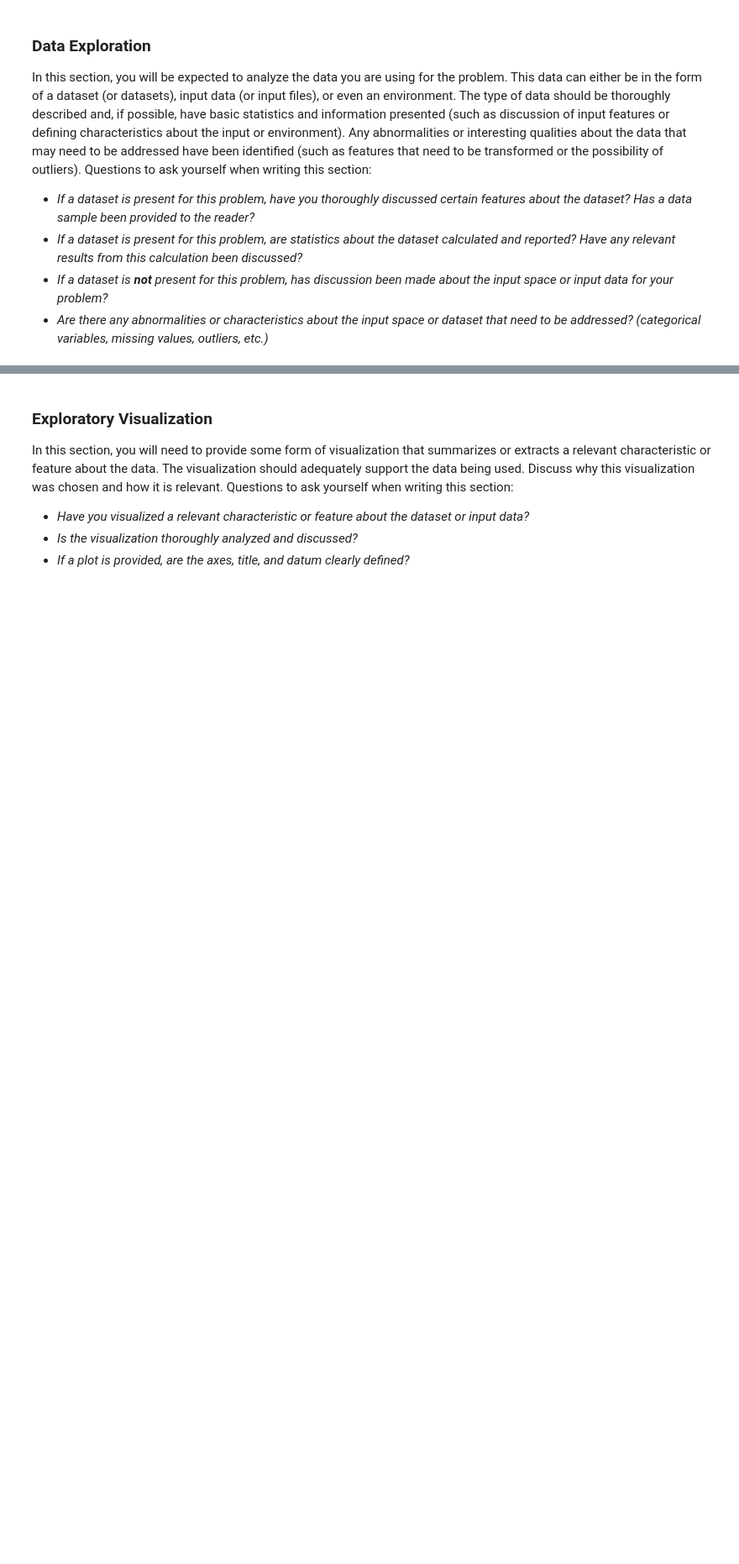
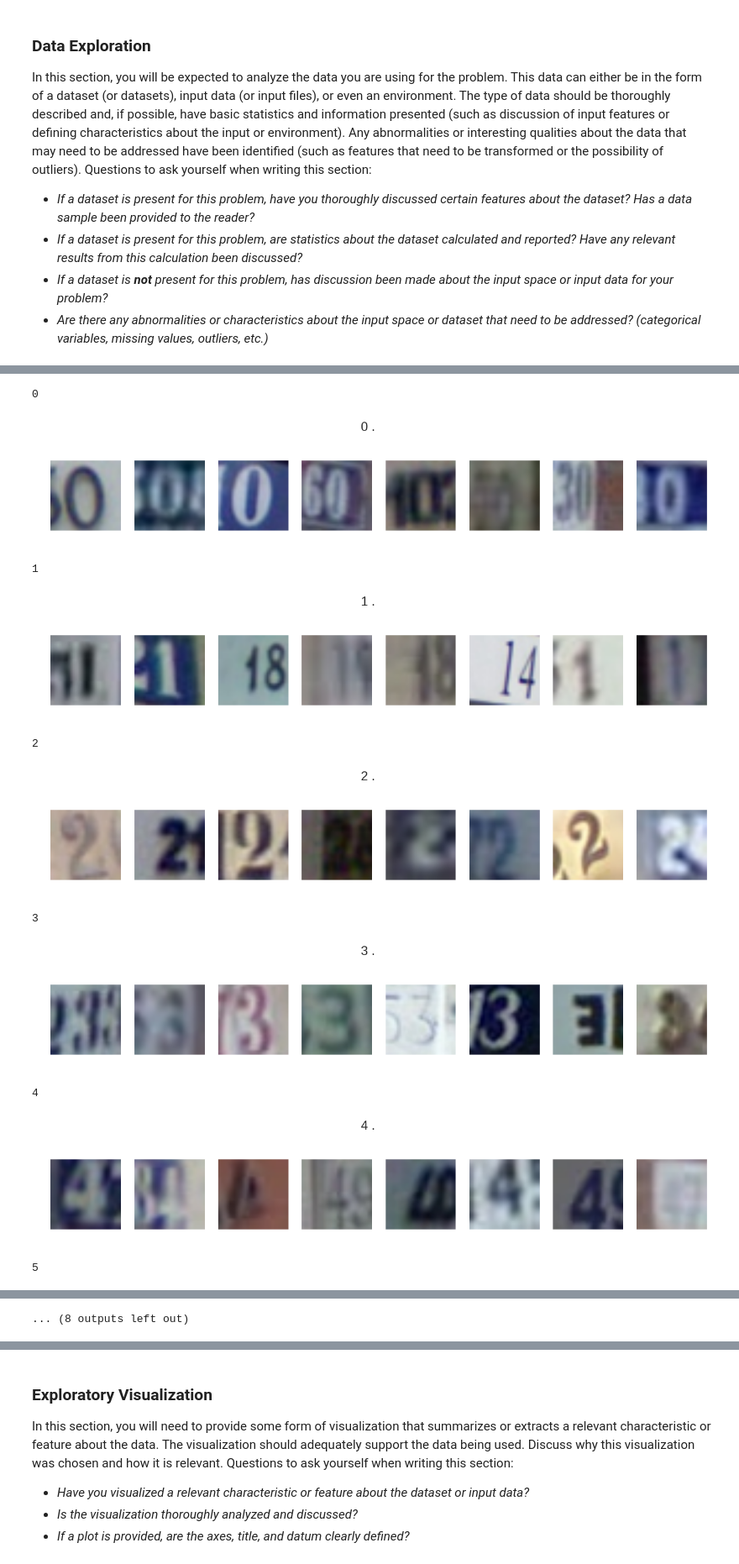
Before and after one commit to VisionTom/Nanodegree_MachineLearning, a Jupyter notebook: 06_Capstone/capstone.ipynb, the cells around one changed output, grey strips where cells are left out. Shown at 84% size. Drawn from its saved outputs; the diff is of its cells as text; code cells hidden in the pictures; blank space fills up the shorter version.

```diff
--- a/06_Capstone/capstone.ipynb
+++ b/06_Capstone/capstone.ipynb
@@ -97,4 +144,21 @@ print("X_train.shape: \t{}".format(X_train.shape))
 print("y_train.shape: \t{}".format(y_train.shape))
 print("X_test.shape:  \t{}".format(X_test.shape))
 print("y_test.shape:  \t{}".format(y_test.shape))
+
+#Number of training examples
+n_train = X_train.shape[0]
+
+#Number of testing examples.
+n_test = X_test.shape[0]
+
+#Shape of a house number image?
+image_shape = X_train.shape[1:]
+
+# Amount of unique classes/labels there are in the dataset.
+n_classes = y_train.ptp() + 1
+
+print("\nNumber of training examples =", n_train)
+print("Number of testing examples =", n_test)
+print("Image data shape =", image_shape)
+print("Number of classes =", n_classes)
 # %% [output]
@@ -106,3 +175,43 @@ y_test.shape:   (26032, 1)
 # Set flags for feature engineering.  This will prevent you from skipping an important step.
 is_features_normal = False
 is_labels_encod = False
+# %%
+### Data exploration visualization goes here.
+### Feel free to use as many code cells as needed.
+
+def visualize_class(classId, num_images = 8):
+    """Display a few signs of a single class
+    Keyword arguments:
+    classID    -- Class ID of the sign
+    num_images -- Number of images shown
+    """
+
+    print(classId)
+    examples_train = X_train[np.where(y_train==classId)[0]]
+    # pick random index
+    idx = np.random.choice(len(examples_train), num_images)
+
+    f, ax = plt.subplots(1, num_images, figsize=(16,3))
+    f.suptitle("{} .".format(classId), fontsize='xx-large')
+
+    for i in range(num_images):
+        ax[i].imshow(examples_train[idx[i]])
+        ax[i].axis('off')
+
+    plt.show()
+
+for c in range(n_classes):
+    if not DEBUG_MODUS:
+        visualize_class(c)
+# %% [output]
+0
+[figure, added]
+1
+[figure, added]
+2
+[figure, added]
+3
+[figure, added]
+4
+[figure, added]
+5
@@ -108,0 +219 @@ is_labels_encod = False
+... (8 outputs left out)
```
Also changed, not shown: parts of 30 cells of this notebook, 4 other files.
